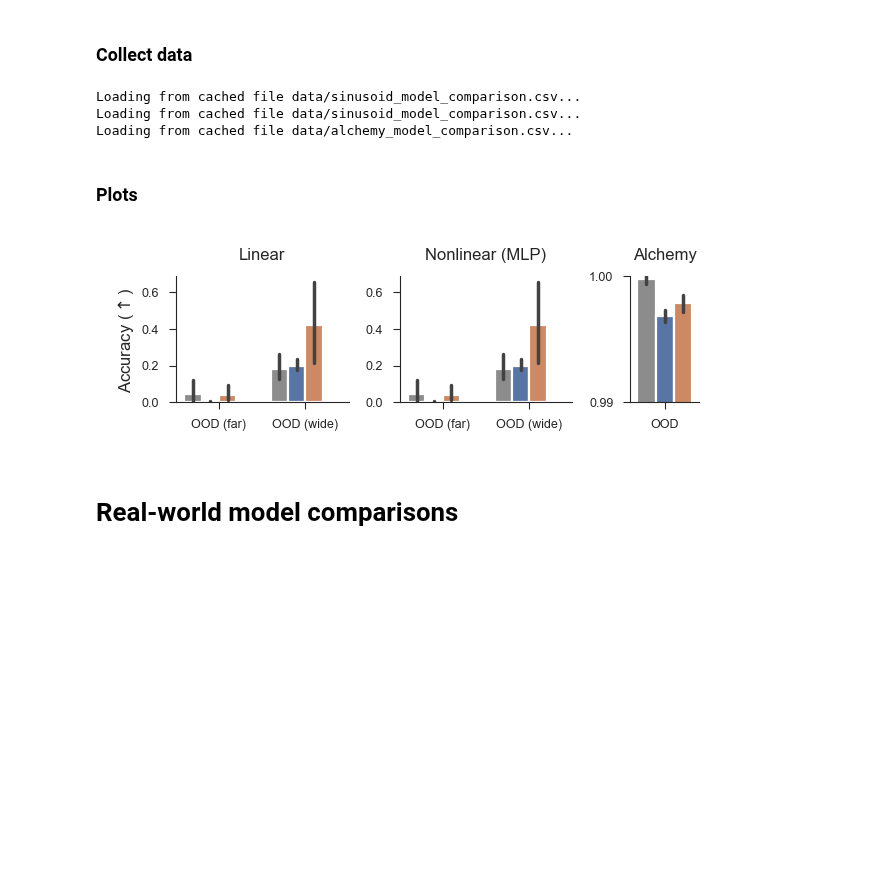
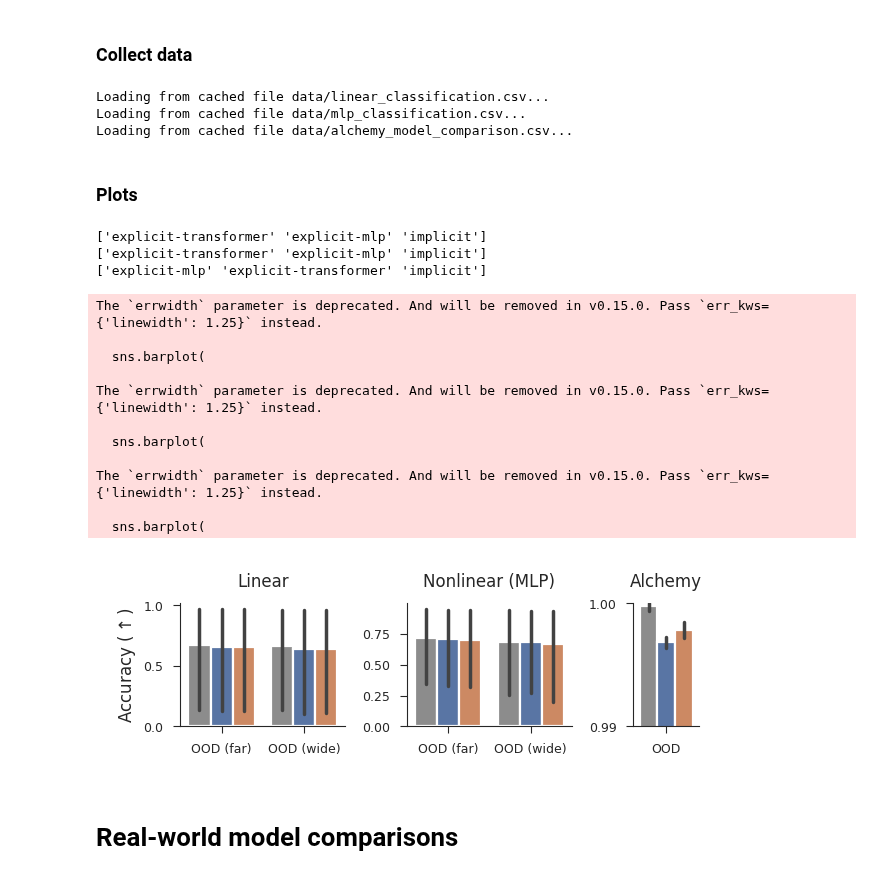
Before and after one commit to EricElmoznino/explicit_implicit_icl, a Jupyter notebook: notebooks/paper/figures.ipynb, the cells around one changed output. Drawn from its saved outputs; the diff is of its cells as text; code cells hidden in the pictures; blank space fills up the shorter version.

Commit message:
update with classification stuff / need to filter

```diff
--- a/notebooks/paper/figures.ipynb
+++ b/notebooks/paper/figures.ipynb
@@ -79,7 +79,20 @@ def get_run_performances(
     # If data has already been downloaded, don't make another API call
     if os.path.exists(save_path):
         print(f"Loading from cached file {save_path}...")
-        return pd.read_csv(save_path)
+        data = pd.read_csv(save_path)
+        if 'val/Accuracy/dataloader_idx_0' in list(data.columns.values):
+            data['val/iid_Accuracy'] = data['val/Accuracy/dataloader_idx_0']
+            data['val/far_Accuracy'] = data['val/Accuracy/dataloader_idx_1']
+            data['val/wide_Accuracy'] = data['val/Accuracy/dataloader_idx_2']
+            data['val/iid_w_loss'] = data['val/w_loss/dataloader_idx_0']
+            data['val/far_w_loss'] = data['val/w_loss/dataloader_idx_1']
+            data['val/wide_w_loss'] = data['val/w_loss/dataloader_idx_2']
+            data.replace('imlicit', 'implicit', inplace=True)
+
+        # keys = [k.replace('config.', '') for k in filters.keys()]
+        # values = [v for v in filters.values()]
+        # data = data.loc[data[keys].isin(values).all(axis=1), :]
+        return data
 
     if wandb_project == "mesa-opt-alchemy":
         alchemy_models = {
@@ -372,28 +406,27 @@ plt.show()
 # so that there isn't an overload of information in the main text. Elsewhere in the notebook we can generate plots
 # showing more ablations if we wish.
 data_lincls = get_run_performances(
-    wandb_username="ericelmoznino",
-    dataset="sinusoid-regression",
+    wandb_username="sarthmit",
+    dataset="linear-classification",
     compare_across=["model"],
-    comparison_metrics=["val/iid_MSE", "val/far_MSE", "val/wide_MSE"],
+    comparison_metrics=["val/iid_Accuracy", "val/far_Accuracy", "val/wide_Accuracy"],
     mode="min",
     filters={
         "config.model": {"$nin": ["explicit-transformer-known-context"]},
-        "config.kind_kwargs": "{'fixed_freq': True, 'n_freq': 3}",
+        # "config.kind_kwargs": "{'fixed_freq': True, 'n_freq': 3}",
     },
-    save_path="data/sinusoid_model_comparison.csv",
+    save_path="data/linear_classification.csv",
 )
 data_mlpcls = get_run_performances(
-    wandb_username="ericelmoznino",
-    dataset="sinusoid-regression",
+    wandb_username="sarthmit",
+    dataset="mlp-classification",
     compare_across=["model"],
-    comparison_metrics=["val/iid_MSE", "val/far_MSE", "val/wide_MSE"],
+    comparison_metrics=["val/iid_Accuracy", "val/far_Accuracy", "val/wide_Accuracy"],
     mode="min",
     filters={
         "config.model": {"$nin": ["explicit-transformer-known-context"]},
-        "config.kind_kwargs": "{'fixed_freq': True, 'n_freq': 3}",
     },
-    save_path="data/sinusoid_model_comparison.csv",
+    save_path="data/mlp_classification.csv",
 )
 data_alchemy = get_run_performances(
     wandb_username="leogagnon",
@@ -406,8 +439,8 @@ data_alchemy = get_run_performances(
     save_path="data/alchemy_model_comparison.csv",
 )
 # %% [output]
-Loading from cached file data/sinusoid_model_comparison.csv...
-Loading from cached file data/sinusoid_model_comparison.csv...
+Loading from cached file data/linear_classification.csv...
+Loading from cached file data/mlp_classification.csv...
 Loading from cached file data/alchemy_model_comparison.csv...
 # %% [markdown]
 ### Plots
@@ -416,43 +449,57 @@ fig, axs = plt.subplots(nrows=1, ncols=3, figsize=(3, 1), width_ratios=[1, 1, 0.
 
 model_comparison_barplot(
     data=data_lincls,
-    metrics=["val/far_MSE", "val/wide_MSE"],
-    metric_short_names={"val/far_MSE": "OOD (far)", "val/wide_MSE": "OOD (wide)"},
+    metrics=["val/far_Accuracy", "val/wide_Accuracy"],
+    metric_short_names={"val/far_Accuracy": "OOD (far)", "val/wide_Accuracy": "OOD (wide)"},
     metric_units=r"Accuracy ($\uparrow$)",
     errwidth=1.25,
     ax=axs[0],
 )
 axs[0].set(title="Linear")
 
 model_comparison_barplot(
     data=data_mlpcls,
-    metrics=["val/far_MSE", "val/wide_MSE"],
-    metric_short_names={"val/far_MSE": "OOD (far)", "val/wide_MSE": "OOD (wide)"},
+    metrics=["val/far_Accuracy", "val/wide_Accuracy"],
+    metric_short_names={"val/far_Accuracy": "OOD (far)", "val/wide_Accuracy": "OOD (wide)"},
     metric_units=r"Accuracy ($\uparrow$)",
     errwidth=1.25,
     ax=axs[1],
 )
 axs[1].set(title="Nonlinear (MLP)")
 
 model_comparison_barplot(
     data=data_alchemy,
     metrics=["val/acc"],
     metric_short_names={"val/acc": "OOD"},
     metric_units=r"Accuracy ($\uparrow$)",
     errwidth=1.25,
     ax=axs[2],
 )
 axs[2].set(ylim=[0.99, 1.0], title="Alchemy", yticks=[0.99, 1.0])
 
 for ax in axs[1:]:
     ax.set(ylabel=None)
 for ax in axs:
     ax.legend().remove()
 
 fig.savefig("saved/classification_model_comparison.pdf")
 plt.show()
 # %% [output]
+['explicit-transformer' 'explicit-mlp' 'implicit']
+['explicit-transformer' 'explicit-mlp' 'implicit']
+['explicit-mlp' 'explicit-transformer' 'implicit']
+The `errwidth` parameter is deprecated. And will be removed in v0.15.0. Pass `err_kws={'linewidth': 1.25}` instead.
+
+  sns.barplot(
+
+The `errwidth` parameter is deprecated. And will be removed in v0.15.0. Pass `err_kws={'linewidth': 1.25}` instead.
+
+  sns.barplot(
+
+The `errwidth` parameter is deprecated. And will be removed in v0.15.0. Pass `err_kws={'linewidth': 1.25}` instead.
+
+  sns.barplot(
-[figure, old version]
+[figure, new version]
 # %% [markdown]
 # Real-world model comparisons
 # %% [markdown]
```
Also changed, not shown: parts of 2 cells of this notebook.
